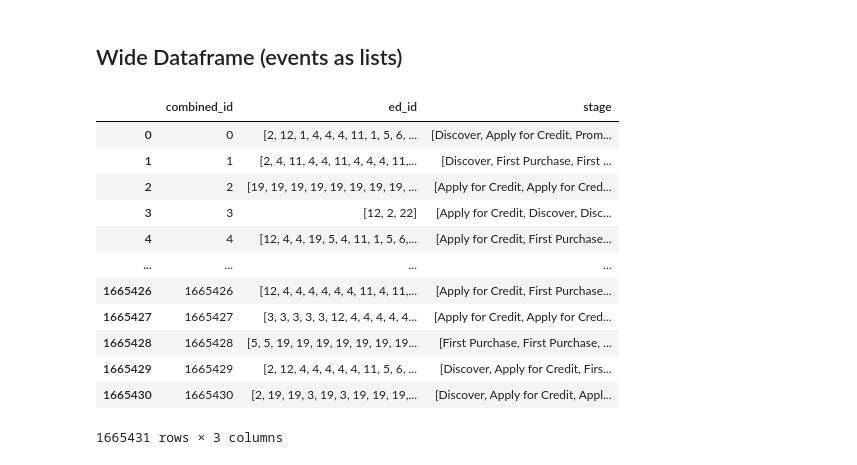
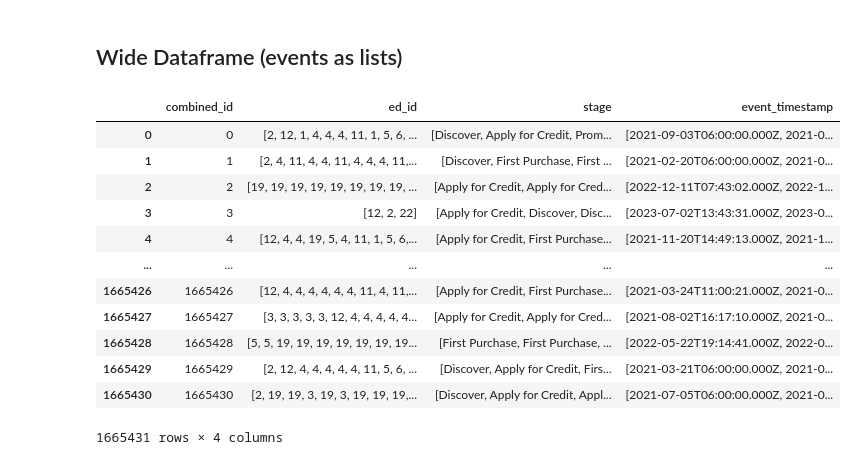
Before and after one commit to cjunwon/STATSM148-Fingerhut-Consulting, a Jupyter notebook: junwon_code/fingerhut_dataclean_2.ipynb, the cells around one changed output. Drawn from its saved outputs; the diff is of its cells as text; code cells hidden in the pictures.

```diff
--- a/junwon_code/fingerhut_dataclean_2.ipynb
+++ b/junwon_code/fingerhut_dataclean_2.ipynb
@@ -283,20 +302,20 @@ customer_characteristics.to_pickle('../Dataset/customer_characteristics.pkl')
 # %%
 # groupby 'combined_id' and store the 'ed_id' and 'stage' as a list in columns named 'ed_ids' and 'stages'
 
-fingerhut_combined_grouped = fingerhut_combined.groupby('combined_id').agg({'ed_id': list, 'stage': list}).reset_index()
+fingerhut_combined_grouped = fingerhut_combined.groupby('combined_id').agg({'ed_id': list, 'stage': list, 'event_timestamp': list}).reset_index()
 
 fingerhut_combined_grouped
 # %% [output]
-|  | combined_id | ed_id | stage |
-| 0 | 0 | [2, 12, 1, 4, 4, 4, 11, 1, 5, 6, ... | [Discover, Apply for Credit, Prom... |
-| 1 | 1 | [2, 4, 11, 4, 4, 11, 4, 4, 4, 11,... | [Discover, First Purchase, First ... |
-| 2 | 2 | [19, 19, 19, 19, 19, 19, 19, 19, ... | [Apply for Credit, Apply for Cred... |
-| 3 | 3 | [12, 2, 22] | [Apply for Credit, Discover, Disc... |
-| 4 | 4 | [12, 4, 4, 19, 5, 4, 11, 1, 5, 6,... | [Apply for Credit, First Purchase... |
-| ... | ... | ... | ... |
-| 1665426 | 1665426 | [12, 4, 4, 4, 4, 4, 4, 11, 4, 11,... | [Apply for Credit, First Purchase... |
-| 1665427 | 1665427 | [3, 3, 3, 3, 3, 12, 4, 4, 4, 4, 4... | [Apply for Credit, Apply for Cred... |
-| 1665428 | 1665428 | [5, 5, 19, 19, 19, 19, 19, 19, 19... | [First Purchase, First Purchase, ... |
-| 1665429 | 1665429 | [2, 12, 4, 4, 4, 4, 4, 11, 5, 6, ... | [Discover, Apply for Credit, Firs... |
-| 1665430 | 1665430 | [2, 19, 19, 3, 19, 3, 19, 19, 19,... | [Discover, Apply for Credit, Appl... |
+|  | combined_id | ed_id | stage | event_timestamp |
+| 0 | 0 | [2, 12, 1, 4, 4, 4, 11, 1, 5, 6, ... | [Discover, Apply for Credit, Prom... | [2021-09-03T06:00:00.000Z, 2021-0... |
+| 1 | 1 | [2, 4, 11, 4, 4, 11, 4, 4, 4, 11,... | [Discover, First Purchase, First ... | [2021-02-20T06:00:00.000Z, 2021-0... |
+| 2 | 2 | [19, 19, 19, 19, 19, 19, 19, 19, ... | [Apply for Credit, Apply for Cred... | [2022-12-11T07:43:02.000Z, 2022-1... |
+| 3 | 3 | [12, 2, 22] | [Apply for Credit, Discover, Disc... | [2023-07-02T13:43:31.000Z, 2023-0... |
+| 4 | 4 | [12, 4, 4, 19, 5, 4, 11, 1, 5, 6,... | [Apply for Credit, First Purchase... | [2021-11-20T14:49:13.000Z, 2021-1... |
+| ... | ... | ... | ... | ... |
+| 1665426 | 1665426 | [12, 4, 4, 4, 4, 4, 4, 11, 4, 11,... | [Apply for Credit, First Purchase... | [2021-03-24T11:00:21.000Z, 2021-0... |
+| 1665427 | 1665427 | [3, 3, 3, 3, 3, 12, 4, 4, 4, 4, 4... | [Apply for Credit, Apply for Cred... | [2021-08-02T16:17:10.000Z, 2021-0... |
+| 1665428 | 1665428 | [5, 5, 19, 19, 19, 19, 19, 19, 19... | [First Purchase, First Purchase, ... | [2022-05-22T19:14:41.000Z, 2022-0... |
+| 1665429 | 1665429 | [2, 12, 4, 4, 4, 4, 4, 11, 5, 6, ... | [Discover, Apply for Credit, Firs... | [2021-03-21T06:00:00.000Z, 2021-0... |
+| 1665430 | 1665430 | [2, 19, 19, 3, 19, 3, 19, 19, 19,... | [Discover, Apply for Credit, Appl... | [2021-07-05T06:00:00.000Z, 2021-0... |
-1665431 rows × 3 columns
+1665431 rows × 4 columns
```
Also changed, not shown: parts of 12 cells of this notebook, 5 other files.
